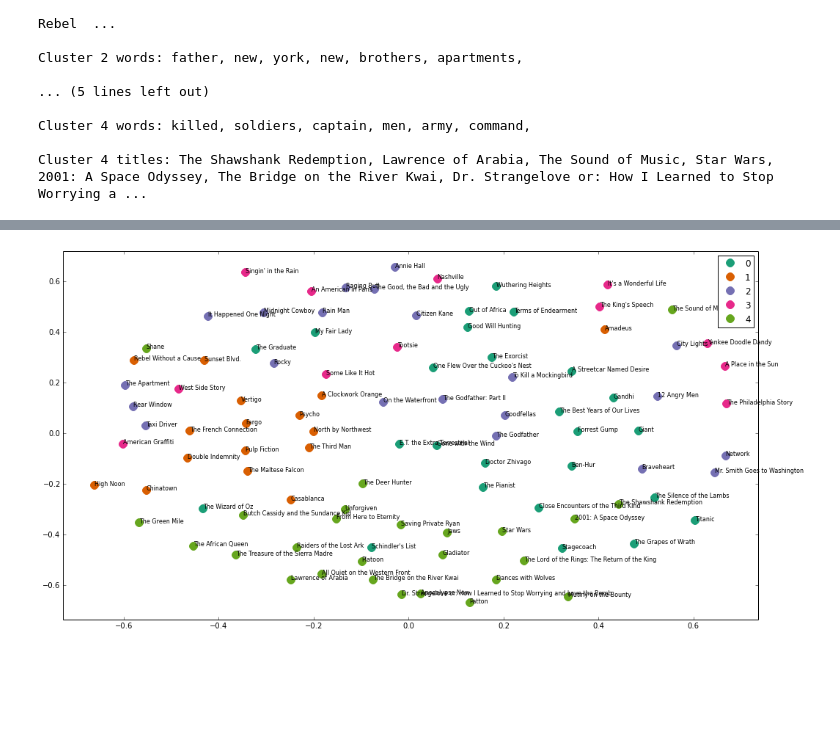
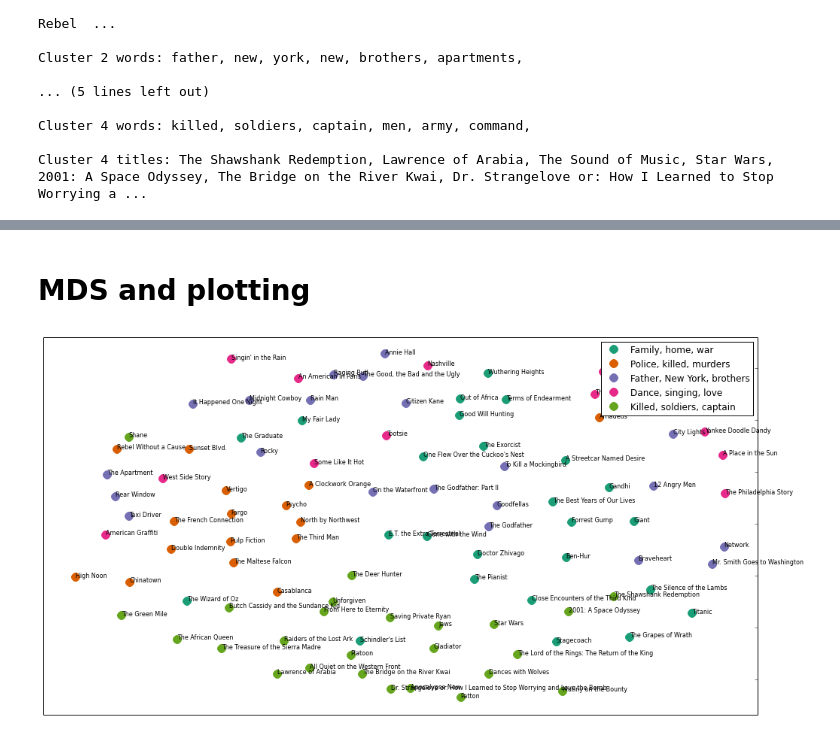
Before and after one commit to brandomr/document_cluster, a Jupyter notebook: cluster_analysis.ipynb, the cells around one changed output, grey strips where cells are left out. Cells and saved outputs as stored; diff of their text form; code cells hidden in the pictures; blank space fills up the shorter version.

```diff
--- a/cluster_analysis.ipynb
+++ b/cluster_analysis.ipynb
@@ -213,4 +158,0 @@ movieclusters = m.cluster(method=KMEANS, k=5)
-# %%
-for i in movieclusters:
-    print(i)
-    print()
@@ -242,4 +174,6 @@ Wall time: 390 ms
 # %%
 from sklearn.externals import joblib
 
-joblib.dump(km,  'doc_cluster.pkl')
+#joblib.dump(km,  'doc_cluster.pkl')
+km = joblib.load('doc_cluster.pkl')
+clusters = km.labels_.tolist()
@@ -379,3 +249,5 @@ order_centroids.shape
+# %% [markdown]
+# MDS and plotting
 # %%
 import os  # for os.path.basename
 
@@ -398,0 +269,10 @@ cluster_colors = {0: '#1b9e77', 1: '#d95f02', 2: '#7570b3', 3: '#e7298a', 4: '#6
+# %%
+#set up colors per clusters using a dict
+cluster_colors = {0: '#1b9e77', 1: '#d95f02', 2: '#7570b3', 3: '#e7298a', 4: '#66a61e'}
+
+#set up cluster names using a dict
+cluster_names = {0: 'Family, home, war',
+                 1: 'Police, killed, murders',
+                 2: 'Father, New York, brothers',
+                 3: 'Dance, singing, love',
+                 4: 'Killed, soldiers, captain'}
@@ -399,27 +281,47 @@ cluster_colors = {0: '#1b9e77', 1: '#d95f02', 2: '#7570b3', 3: '#e7298a', 4: '#6
 # %%
+#create data frame that has the result of the MDS plus the cluster numbers and titles
 df = pd.DataFrame(dict(x=xs, y=ys, label=clusters, title=titles))
 
+#group by cluster
 groups = df.groupby('label')
 
 
-# Plot
-fig, ax = plt.subplots(figsize=(17,9))
+# set up plot
+fig, ax = plt.subplots(figsize=(17, 9)) # set size
 ax.margins(0.05) # Optional, just adds 5% padding to the autoscaling
 
+#iterate through groups to layer the plot
+#note that I use the cluster_name and cluster_color dicts with the 'name' lookup to return the appropriate color/label
 for name, group in groups:
-    ax.plot(group.x, group.y, marker='o', linestyle='', ms=12, label=name, color=cluster_colors[name], mec='none')
+    ax.plot(group.x, group.y, marker='o', linestyle='', ms=12, label=cluster_names[name], color=cluster_colors[name], mec='none')
     ax.set_aspect('auto')
-ax.legend(numpoints=1)
+    ax.tick_params(\
+        axis= 'x',          # changes apply to the x-axis
+        which='both',      # both major and minor ticks are affected
+        bottom='off',      # ticks along the bottom edge are off
+        top='off',         # ticks along the top edge are off
+        labelbottom='off')
+    ax.tick_params(\
+        axis= 'y',         # changes apply to the y-axis
+        which='both',      # both major and minor ticks are affected
+        left='off',      # ticks along the bottom edge are off
+        top='off',         # ticks along the top edge are off
+        labelleft='off')
 
+ax.legend(numpoints=1)  #show legend with only 1 point
+
+#add label in x,y position with the label as the film title
 for i in range(len(df)):
     ax.text(df.ix[i]['x'], df.ix[i]['y'], df.ix[i]['title'], size=8)
 
 
-#plt.tight_layout()
-#plt.show()
-plt.savefig( 'clusters_small.png', dpi=200)
+
+plt.show() #show the plot
+
+#uncomment the below to save the plot if need be
+#plt.savefig('clusters_small_noaxes.png', dpi=200)
 # %% [output]
-[figure, old version]
+[figure, new version]
 # %%
 plt.close()
 # %%
```
Also changed, not shown: parts of 48 cells of this notebook, 5 other files.
